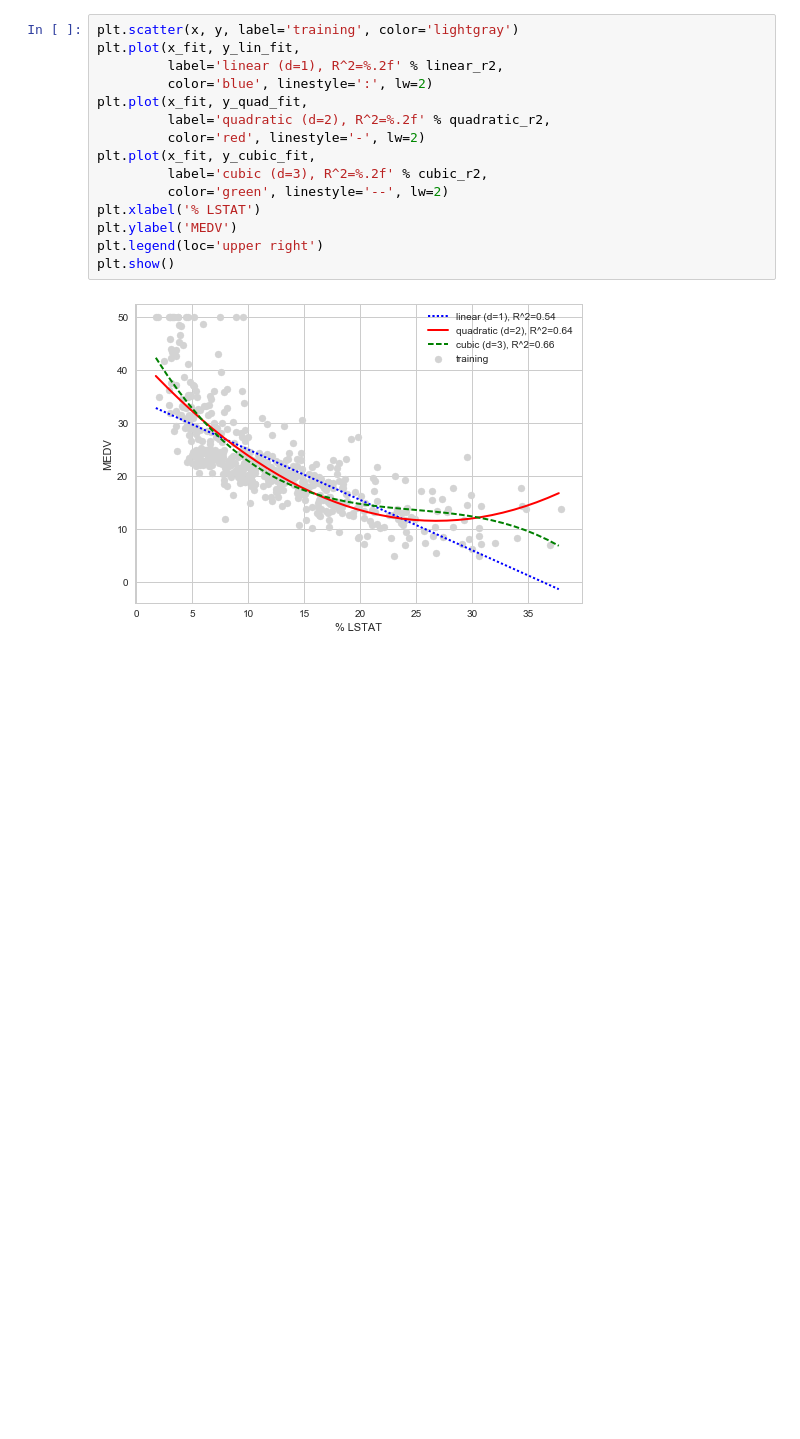
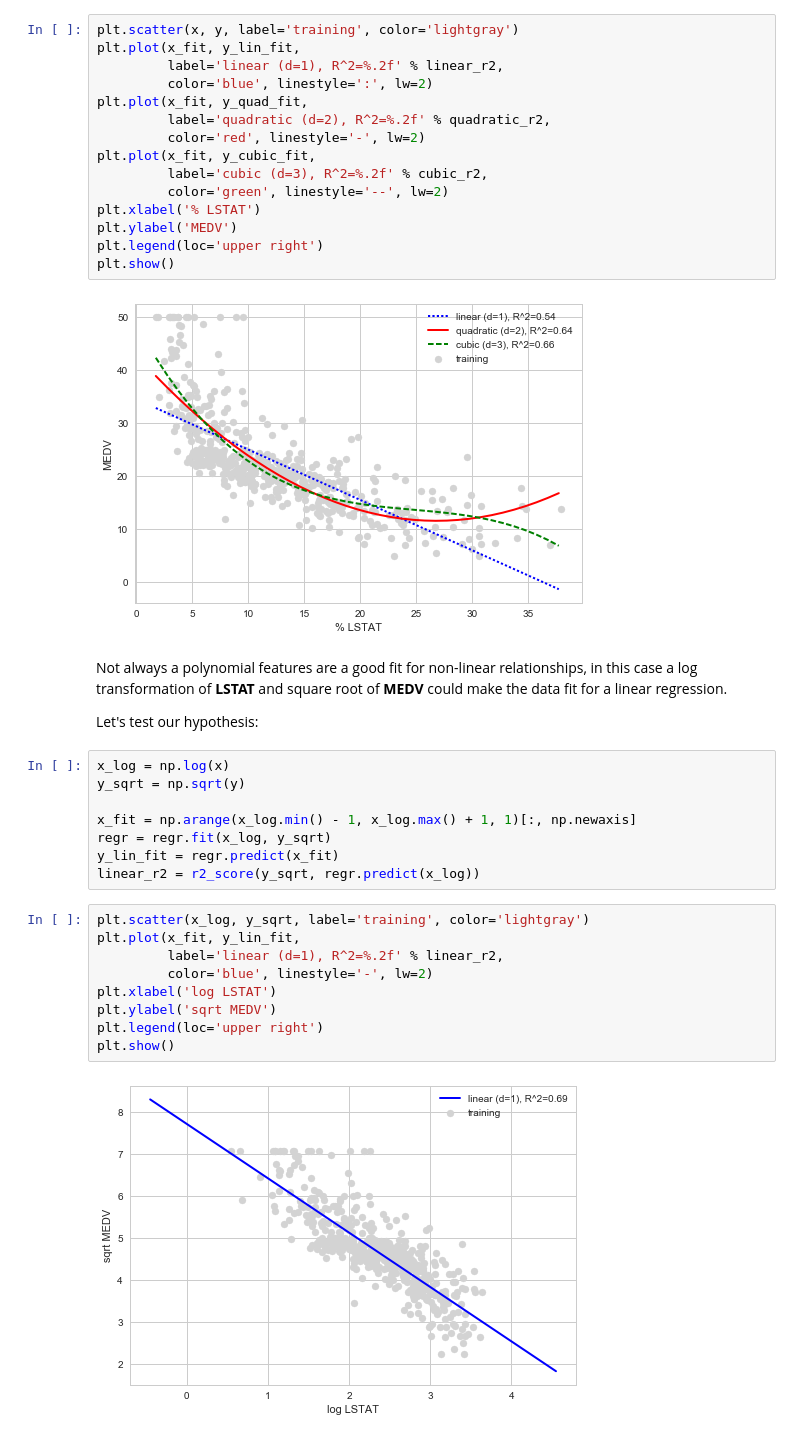
Before and after one commit to alanmarazzi/python-machinelearning, a Jupyter notebook: Chapter 10 - Predicting continuous variable with regression analysis.ipynb, the cells around one changed output. Drawn from its saved outputs; the diff is of its cells as text; blank space fills up the shorter version.

```diff
--- a/Chapter 10 - Predicting continuous variable with regression analysis.ipynb
+++ b/Chapter 10 - Predicting continuous variable with regression analysis.ipynb
@@ -416,3 +416,26 @@ plt.legend(loc='upper right')
 plt.show()
 # %% [output]
 [figure]
+# %% [markdown]
+Not always a polynomial features are a good fit for non-linear relationships, in this case a log transformation of **LSTAT** and square root of **MEDV** could make the data fit for a linear regression.
+
+Let's test our hypothesis:
+# %%
+x_log = np.log(x)
+y_sqrt = np.sqrt(y)
+
+x_fit = np.arange(x_log.min() - 1, x_log.max() + 1, 1)[:, np.newaxis]
+regr = regr.fit(x_log, y_sqrt)
+y_lin_fit = regr.predict(x_fit)
+linear_r2 = r2_score(y_sqrt, regr.predict(x_log))
+# %%
+plt.scatter(x_log, y_sqrt, label='training', color='lightgray')
+plt.plot(x_fit, y_lin_fit,
+         label='linear (d=1), R^2=%.2f' % linear_r2,
+         color='blue', linestyle='-', lw=2)
+plt.xlabel('log LSTAT')
+plt.ylabel('sqrt MEDV')
+plt.legend(loc='upper right')
+plt.show()
+# %% [output]
+[figure, added]
```
Also changed, not shown: parts of 8 cells of this notebook.
